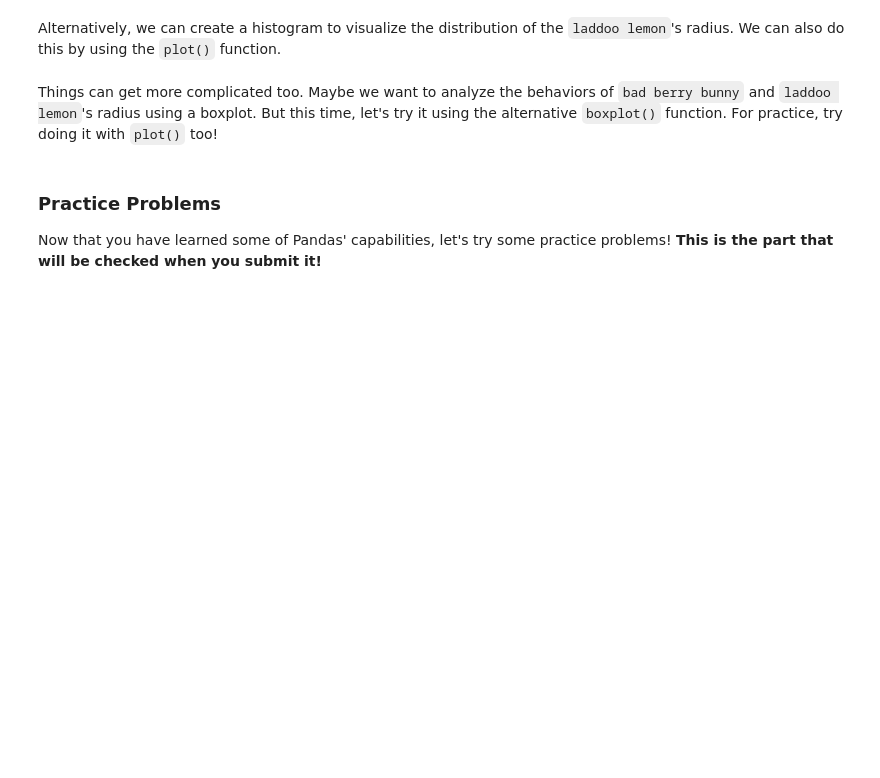
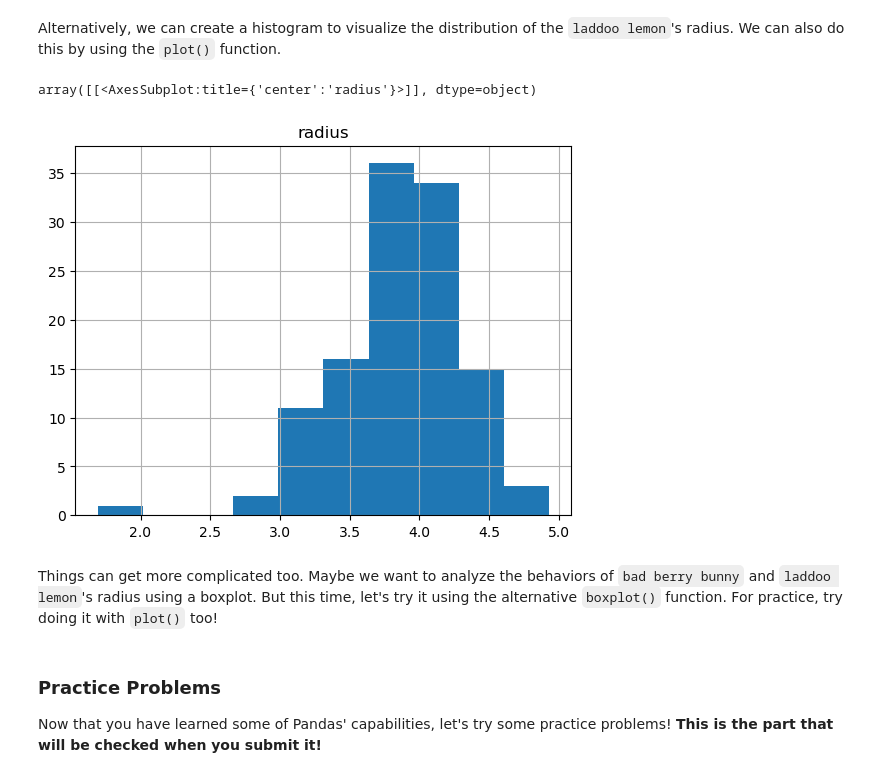
Before and after one commit to gallettilance/CS506-Spring2023, a Jupyter notebook: labs/02-lab/lab02.ipynb, the cells around one changed output. Drawn from its saved outputs; the diff is of its cells as text; code cells hidden in the pictures; blank space fills up the shorter version.

```diff
--- a/labs/02-lab/lab02.ipynb
+++ b/labs/02-lab/lab02.ipynb
@@ -270,6 +308,10 @@ We may even want to get more specific and visualize the shape of a distribution
 Alternatively, we can create a histogram to visualize the distribution of the `laddoo lemon`'s radius. We can also do this by using the `plot()` function.
 # %%
 #TODO: add the described histogram
+df.hist(column="radius")
+# %% [output]
+array([[<AxesSubplot:title={'center':'radius'}>]], dtype=object)
+[figure, added]
 # %% [markdown]
 Things can get more complicated too. Maybe we want to analyze the behaviors of `bad berry bunny` and `laddoo lemon`'s radius using a boxplot. But this time, let's try it using the alternative `boxplot()` function. For practice, try doing it with `plot()` too!
 # %%
```
Also changed, not shown: parts of 4 cells of this notebook.
